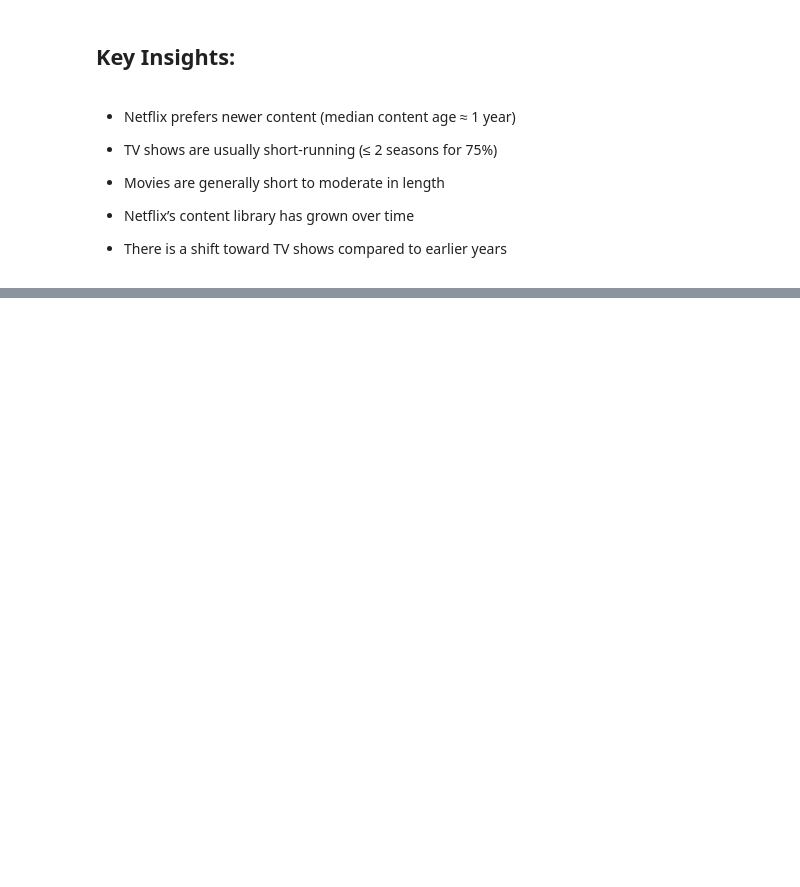
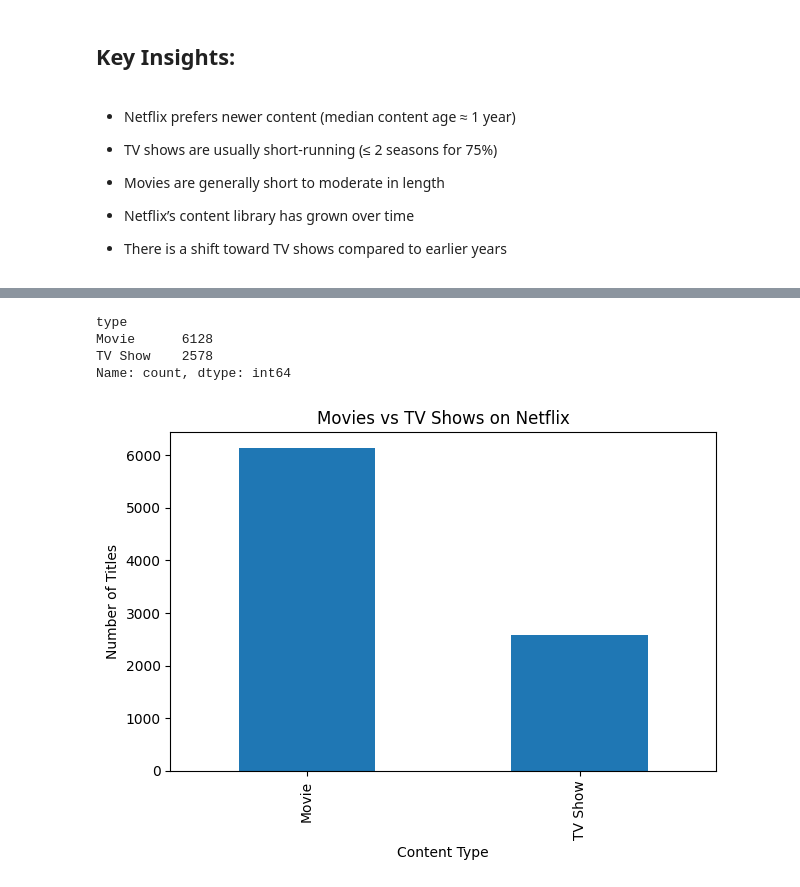
Before and after one commit to itsaramn/Streaming-Platform-Content-Strategy-Analysis, a Jupyter notebook: netflix_analysis.ipynb, the cells around one changed output, grey strips where cells are left out. Saved outputs shown, nothing was run; the diff lists cells and outputs as text; code cells hidden in the pictures; blank space fills up the shorter version.

Commit message:
Add visualizations and insights

```diff
--- a/netflix_analysis.ipynb
+++ b/netflix_analysis.ipynb
@@ -524,4 +524,4 @@ Name: count, dtype: int64
 
 - There is a shift toward TV shows compared to earlier years
 # %%
-df.rename(columns={'ismovie':'is_movie'})
+df=df.rename(columns={'ismovie':'is_movie'})
@@ -541,0 +528,16 @@ df.rename(columns={'ismovie':'is_movie'})
+# %%
+df['type'].value_counts()
+# %% [output]
+type
+Movie      6128
+TV Show    2578
+Name: count, dtype: int64
+# %%
+df['type'].value_counts().plot(kind='bar')
+plt.title('Movies vs TV Shows on Netflix')
+plt.xlabel('Content Type')
+plt.ylabel('Number of Titles')
+plt.tight_layout()
+plt.show()
+# %% [output]
+[figure, added]
```
Also changed, not shown: parts of 12 cells of this notebook.
